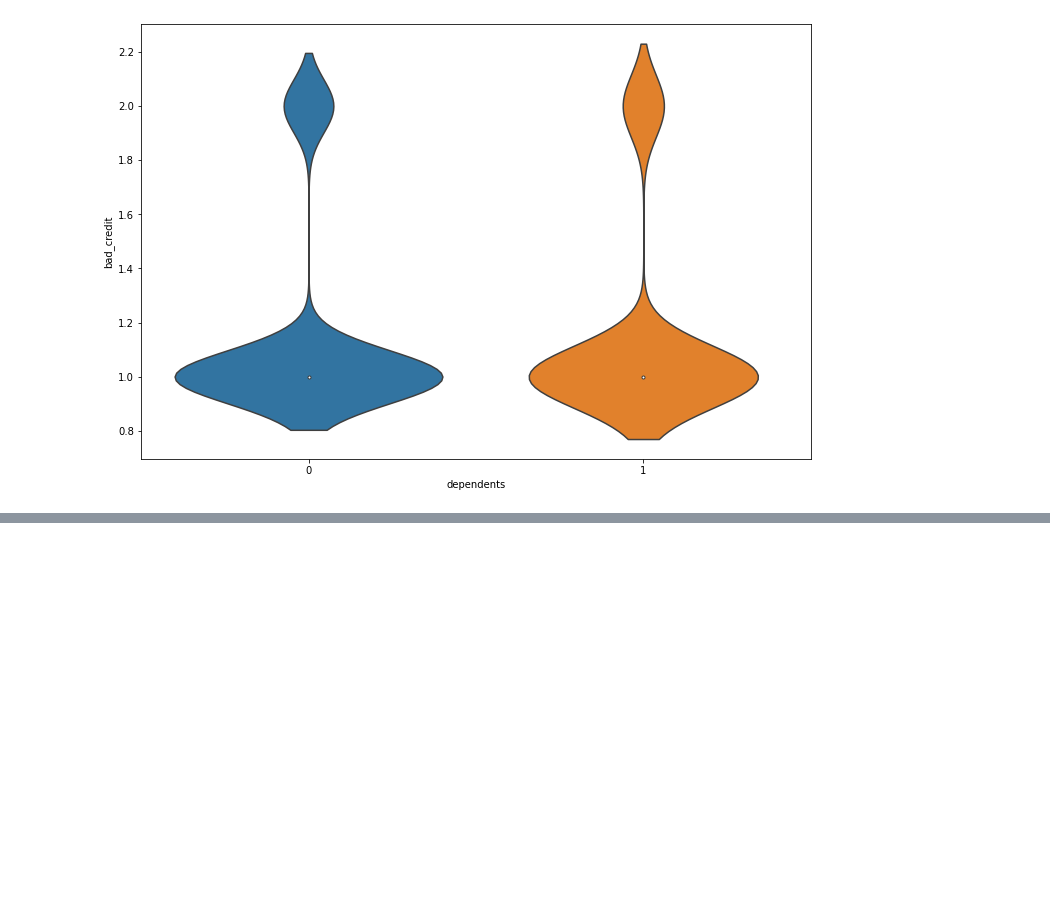
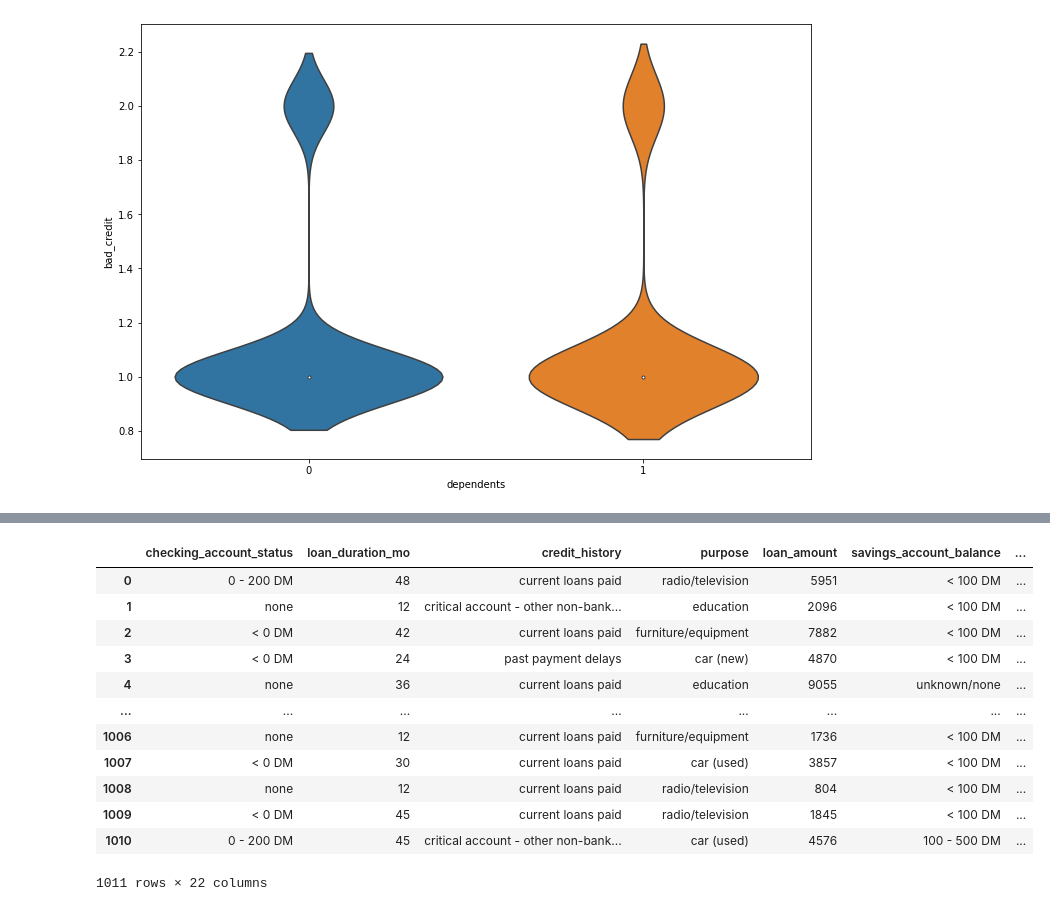
Before and after one commit to olawaleibrahim/Principles-of-Machine-Learning-Python, a Jupyter notebook: Module2/Practice-Classification.ipynb, the cells around one changed output, grey strips where cells are left out. Cells and saved outputs as stored; diff of their text form; code cells hidden in the pictures; blank space fills up the shorter version.

```diff
--- a/Module2/Practice-Classification.ipynb
+++ b/Module2/Practice-Classification.ipynb
@@ -264,0 +366,16 @@ plot_violins(data, columns)
+# %%
+data
+# %% [output]
+|  | checking_account_status | loan_duration_mo | credit_history | purpose | loan_amount | savings_account_balance | ... |
+| 0 | 0 - 200 DM | 48 | current loans paid | radio/television | 5951 | < 100 DM | ... |
+| 1 | none | 12 | critical account - other non-bank... | education | 2096 | < 100 DM | ... |
+| 2 | < 0 DM | 42 | current loans paid | furniture/equipment | 7882 | < 100 DM | ... |
+| 3 | < 0 DM | 24 | past payment delays | car (new) | 4870 | < 100 DM | ... |
+| 4 | none | 36 | current loans paid | education | 9055 | unknown/none | ... |
+| ... | ... | ... | ... | ... | ... | ... | ... |
+| 1006 | none | 12 | current loans paid | furniture/equipment | 1736 | < 100 DM | ... |
+| 1007 | < 0 DM | 30 | current loans paid | car (used) | 3857 | < 100 DM | ... |
+| 1008 | none | 12 | current loans paid | radio/television | 804 | < 100 DM | ... |
+| 1009 | < 0 DM | 45 | current loans paid | radio/television | 1845 | < 100 DM | ... |
+| 1010 | 0 - 200 DM | 45 | critical account - other non-bank... | car (used) | 4576 | 100 - 500 DM | ... |
+1011 rows × 22 columns
```
Also changed, not shown: parts of 9 cells of this notebook.
